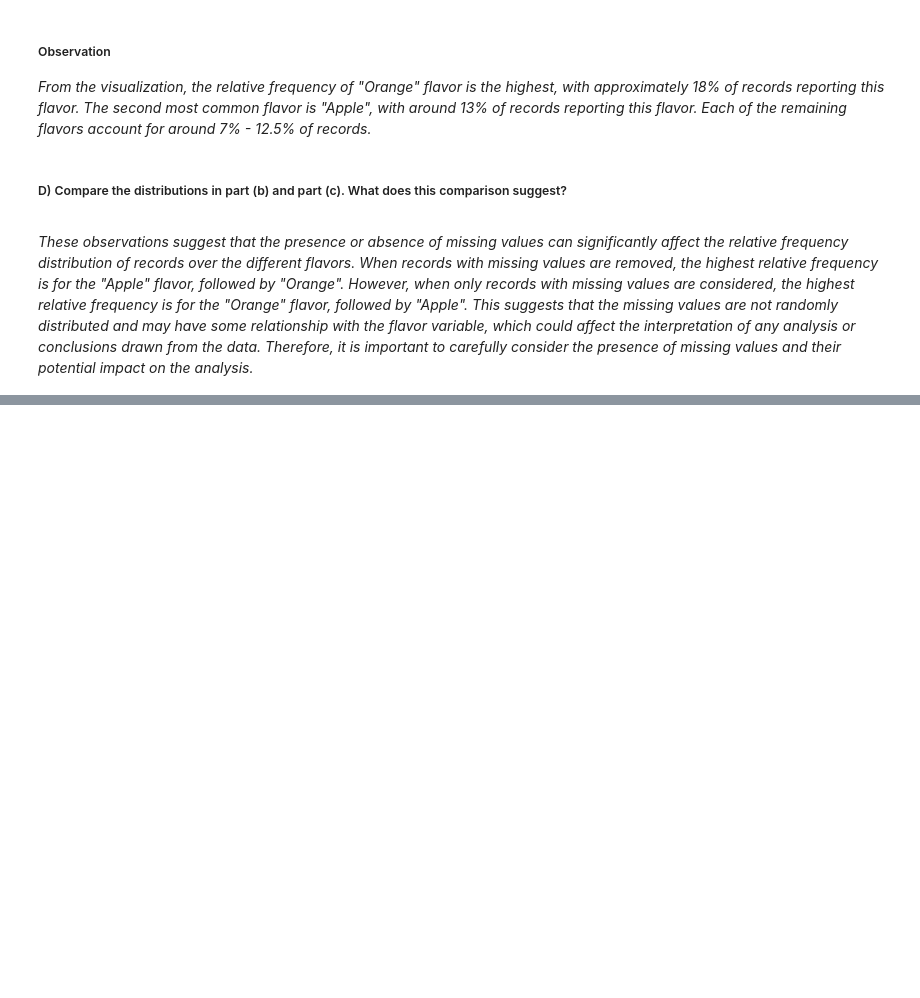
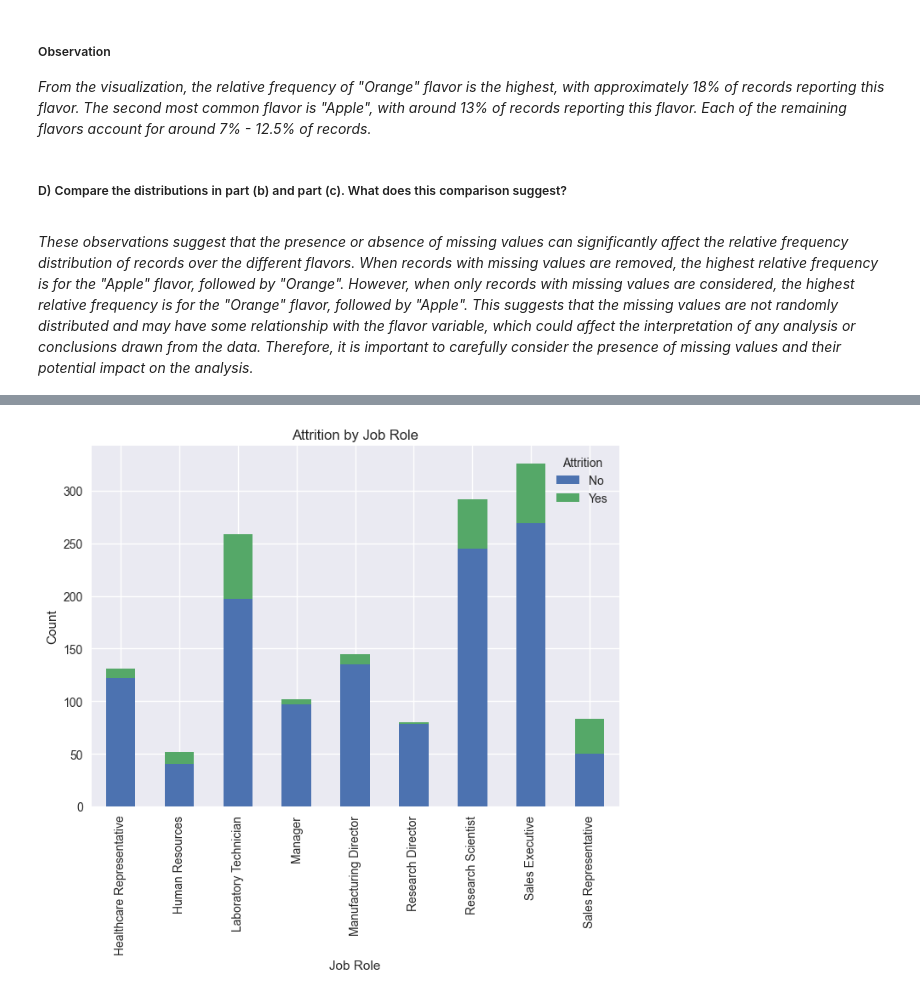
Before and after one commit to MutugiBrian/Data-Science-Prac, a Jupyter notebook: Prep.ipynb, the cells around one changed output, grey strips where cells are left out. Saved outputs shown, nothing was run; the diff lists cells and outputs as text; code cells hidden in the pictures; blank space fills up the shorter version.

```diff
--- a/Prep.ipynb
+++ b/Prep.ipynb
@@ -419,0 +599,10 @@ These observations suggest that the presence or absence of missing values can si
+# %%
+# bar chart of attrition by job role
+attrition_by_job_role = atdf.groupby(['JobRole', 'Attrition']).size().unstack()
+attrition_by_job_role.plot(kind='bar', stacked=True)
+plt.title('Attrition by Job Role')
+plt.xlabel('Job Role')
+plt.ylabel('Count')
+plt.show()
+# %% [output]
+[figure, added]
```
Also changed, not shown: parts of 34 cells of this notebook.
